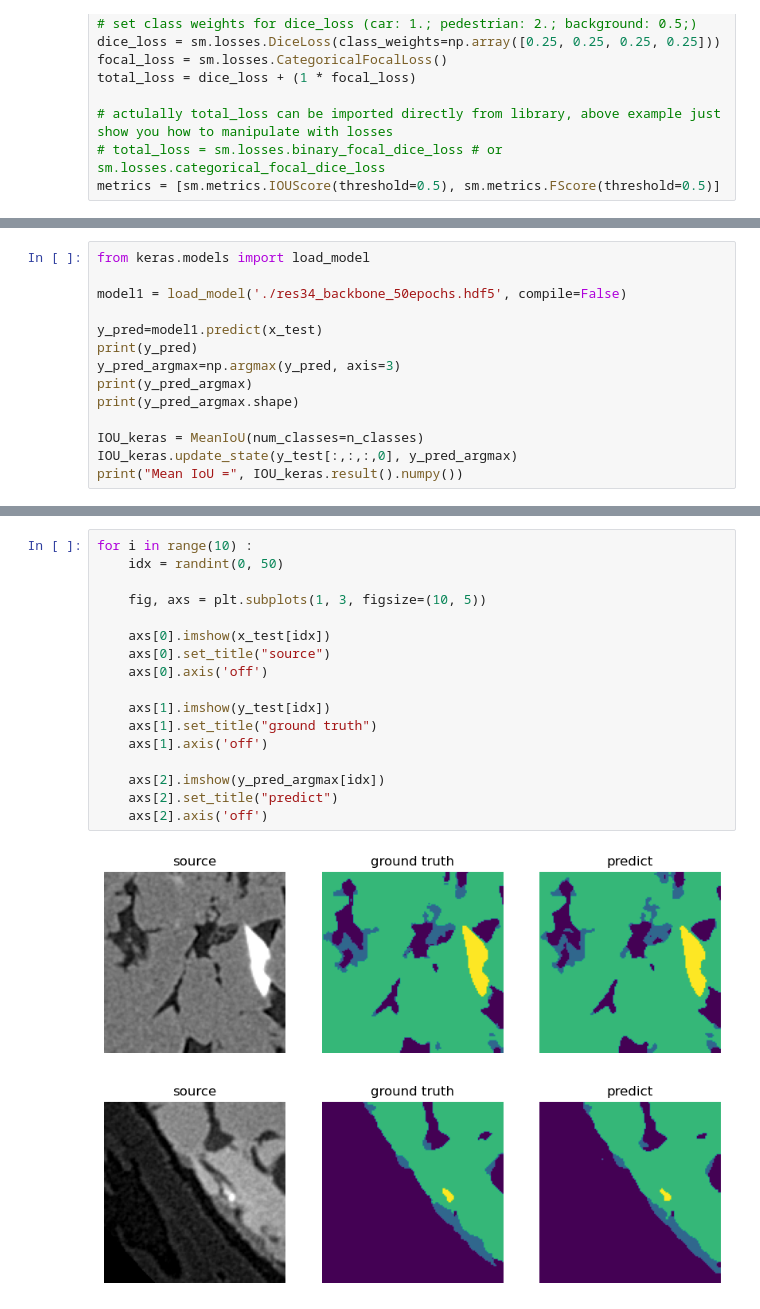
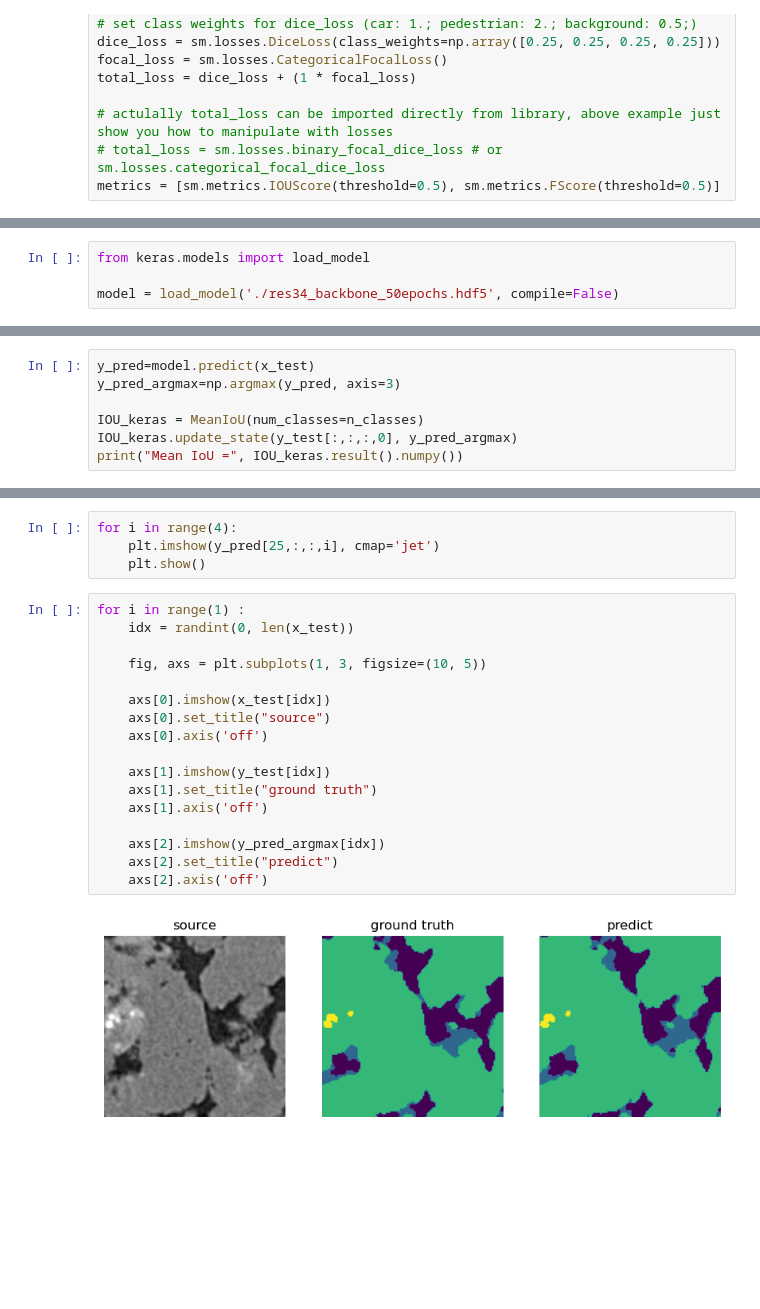
Before and after one commit to Naxocist/AILCAP, a Jupyter notebook: models-sandbox/u-net/sandstones/u-net_sandstones.ipynb, the cells around one changed output, grey strips where cells are left out. Saved outputs shown, nothing was run; the diff lists cells and outputs as text; blank space fills up the shorter version.

```diff
--- a/models-sandbox/u-net/sandstones/u-net_sandstones.ipynb
+++ b/models-sandbox/u-net/sandstones/u-net_sandstones.ipynb
@@ -130,0 +194,4 @@ model1.compile(optim, total_loss, metrics=metrics)
+# %%
+from keras.models import load_model
+
+model = load_model('./res34_backbone_50epochs.hdf5', compile=False)
@@ -131,13 +220,6 @@ model1.compile(optim, total_loss, metrics=metrics)
 # %%
-from keras.models import load_model
-
-model1 = load_model('./res34_backbone_50epochs.hdf5', compile=False)
-
-y_pred=model1.predict(x_test)
-print(y_pred)
+y_pred=model.predict(x_test)
 y_pred_argmax=np.argmax(y_pred, axis=3)
-print(y_pred_argmax)
-print(y_pred_argmax.shape)
 
 IOU_keras = MeanIoU(num_classes=n_classes)
 IOU_keras.update_state(y_test[:,:,:,0], y_pred_argmax)
@@ -162,21 +244,24 @@ print("Mean IoU =", IOU_keras.result().numpy())
 Mean IoU = 0.90704876
+# %%
+for i in range(4):
+    plt.imshow(y_pred[25,:,:,i], cmap='jet')
+    plt.show()
 # %%
-for i in range(10) :
-    idx = randint(0, 50)
+for i in range(1) :
+    idx = randint(0, len(x_test))
 
     fig, axs = plt.subplots(1, 3, figsize=(10, 5))
 
     axs[0].imshow(x_test[idx])
     axs[0].set_title("source")
     axs[0].axis('off')
 
     axs[1].imshow(y_test[idx])
     axs[1].set_title("ground truth")
     axs[1].axis('off')
 
     axs[2].imshow(y_pred_argmax[idx])
     axs[2].set_title("predict")
     axs[2].axis('off')
 # %% [output]
-[figure, old version]
+[figure, new version]
-[figure, removed]
```
Also changed, not shown: parts of 9 cells of this notebook, 10 other files.
